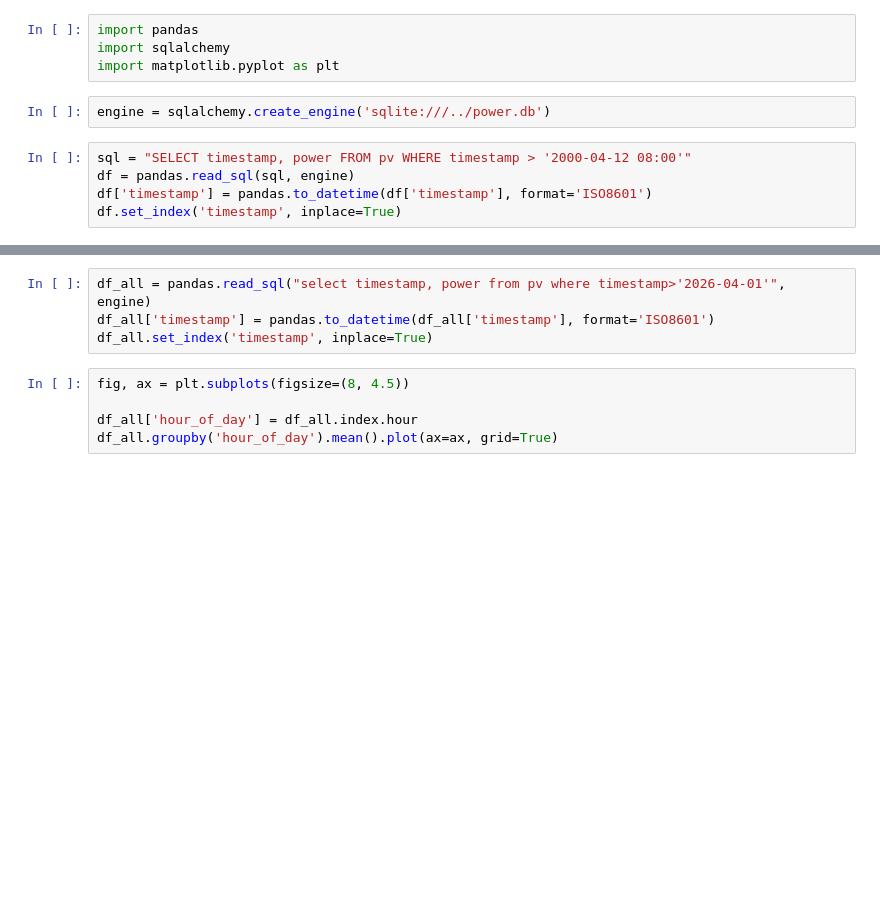
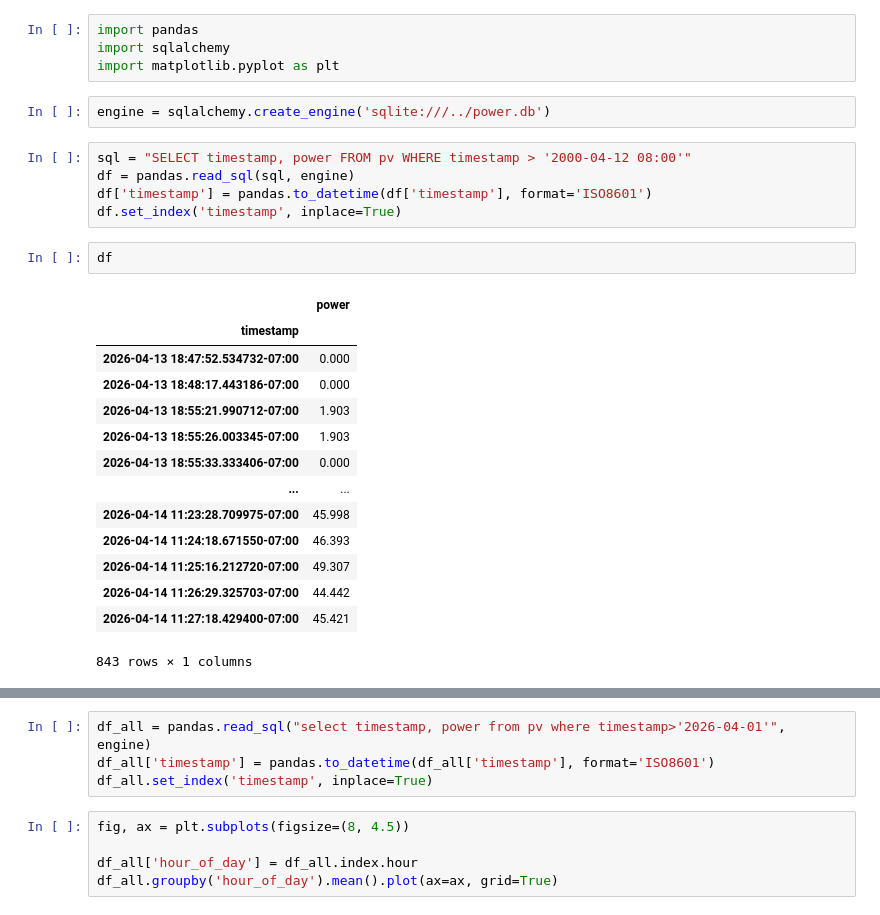
Before and after one commit to NiklasPhabian/solarcontrol, a Jupyter notebook: notebooks/plot_pv.ipynb, the cells around one changed output, grey strips where cells are left out. Drawn from its saved outputs; the diff is of its cells as text; blank space fills up the shorter version.

```diff
--- a/notebooks/plot_pv.ipynb
+++ b/notebooks/plot_pv.ipynb
@@ -9,6 +9,23 @@ sql = "SELECT timestamp, power FROM pv WHERE timestamp > '2000-04-12 08:00'"
 df = pandas.read_sql(sql, engine)
 df['timestamp'] = pandas.to_datetime(df['timestamp'], format='ISO8601')
 df.set_index('timestamp', inplace=True)
+# %%
+df
+# %% [output]
+|  | power |
+| timestamp |  |
+| 2026-04-13 18:47:52.534732-07:00 | 0.000 |
+| 2026-04-13 18:48:17.443186-07:00 | 0.000 |
+| 2026-04-13 18:55:21.990712-07:00 | 1.903 |
+| 2026-04-13 18:55:26.003345-07:00 | 1.903 |
+| 2026-04-13 18:55:33.333406-07:00 | 0.000 |
+| ... | ... |
+| 2026-04-14 11:23:28.709975-07:00 | 45.998 |
+| 2026-04-14 11:24:18.671550-07:00 | 46.393 |
+| 2026-04-14 11:25:16.212720-07:00 | 49.307 |
+| 2026-04-14 11:26:29.325703-07:00 | 44.442 |
+| 2026-04-14 11:27:18.429400-07:00 | 45.421 |
+843 rows × 1 columns
 # %%
 fig, ax = plt.subplots(figsize=(8, 4.5))
 df.plot(ax=ax, grid=True, marker='x')
```
Also changed, not shown: parts of 8 cells of this notebook, 10 other files.
